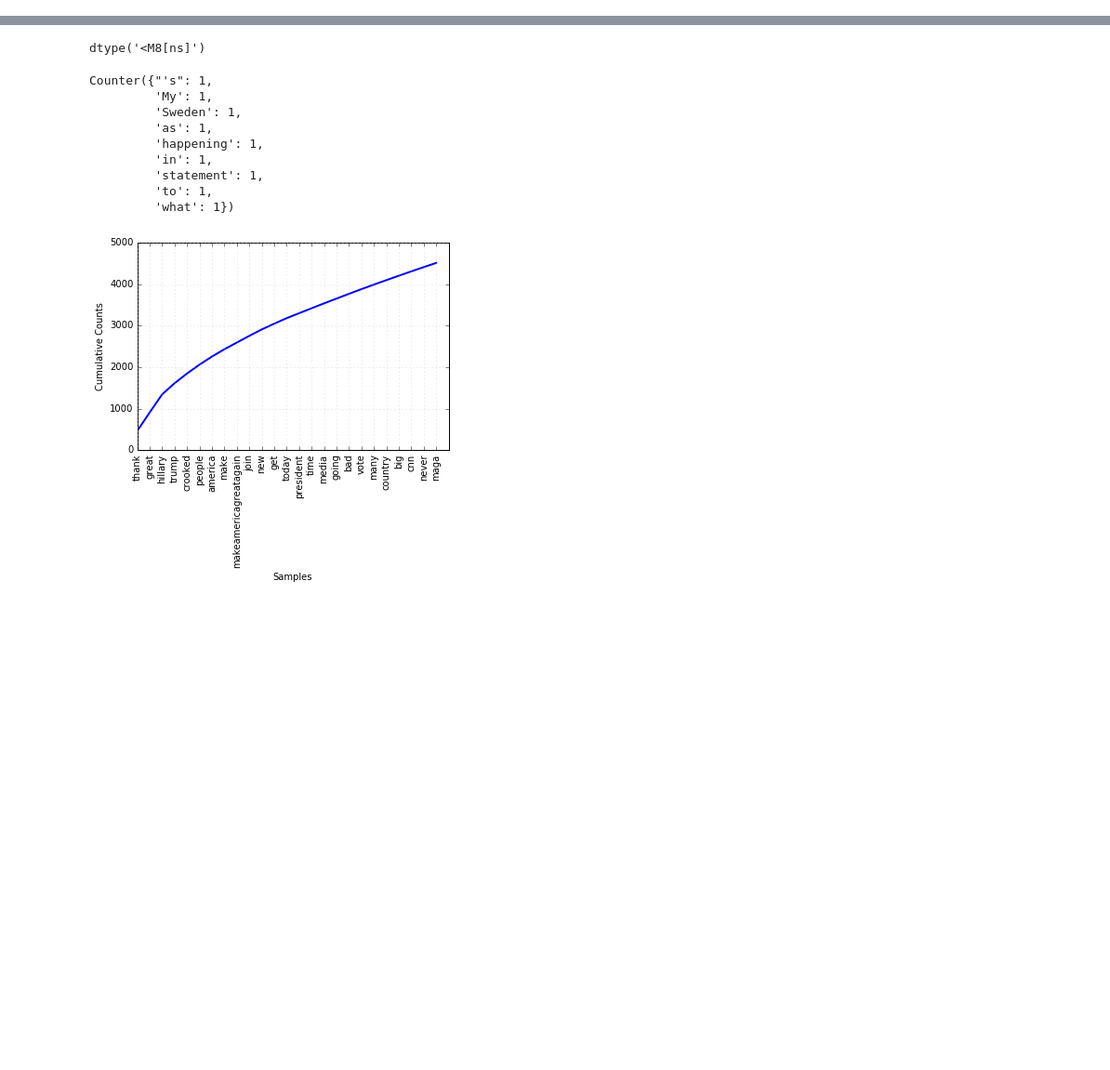
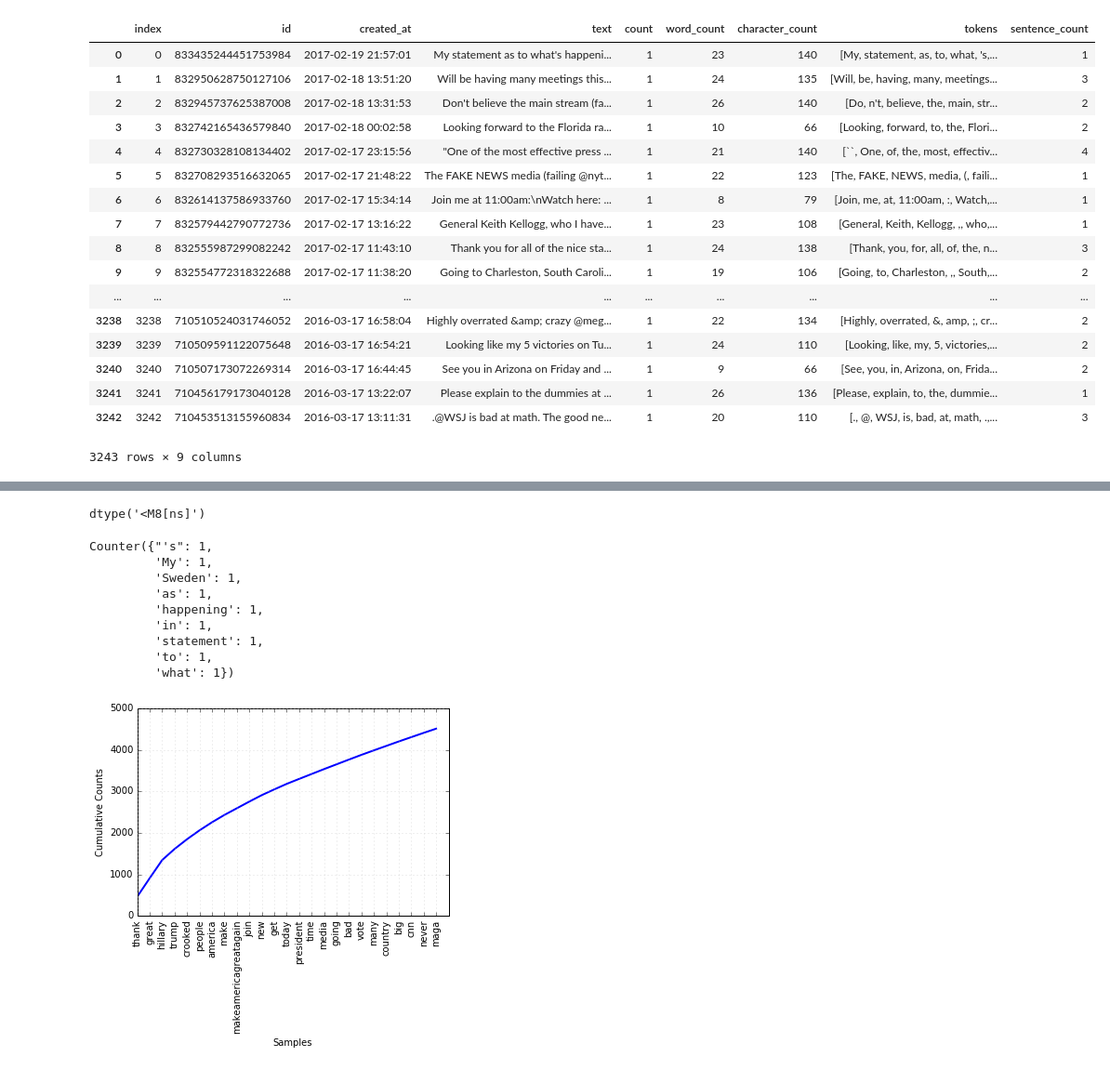
Before and after one commit to gmsardane/HackFeb2017, a Jupyter notebook: hackathon.ipynb, the cells around one changed output, grey strips where cells are left out. Shown: that part at 93% size. Drawn from its saved outputs; the diff is of its cells as text; code cells hidden in the pictures; blank space fills up the shorter version.

```diff
--- a/hackathon.ipynb
+++ b/hackathon.ipynb
@@ -29,5 +30,27 @@ data['tokens'] = data['text'].apply(tokenize)
 sentence_count = lambda x: len(nltk.sent_tokenize(x.decode('utf-8')))
 # %%
 data['sentence_count'] = data['text'].apply(sentence_count)
+data = data.reset_index()
+data['created_at'] = pd.to_datetime(data.created_at)
+data
+# %% [output]
+|  | index | id | created_at | text | count | word_count | character_count | tokens | sentence_count |
+| 0 | 0 | 833435244451753984 | 2017-02-19 21:57:01 | My statement as to what's happeni... | 1 | 23 | 140 | [My, statement, as, to, what, 's,... | 1 |
+| 1 | 1 | 832950628750127106 | 2017-02-18 13:51:20 | Will be having many meetings this... | 1 | 24 | 135 | [Will, be, having, many, meetings... | 3 |
+| 2 | 2 | 832945737625387008 | 2017-02-18 13:31:53 | Don't believe the main stream (fa... | 1 | 26 | 140 | [Do, n't, believe, the, main, str... | 2 |
+| 3 | 3 | 832742165436579840 | 2017-02-18 00:02:58 | Looking forward to the Florida ra... | 1 | 10 | 66 | [Looking, forward, to, the, Flori... | 2 |
+| 4 | 4 | 832730328108134402 | 2017-02-17 23:15:56 | "One of the most effective press ... | 1 | 21 | 140 | [``, One, of, the, most, effectiv... | 4 |
+| 5 | 5 | 832708293516632065 | 2017-02-17 21:48:22 | The FAKE NEWS media (failing @nyt... | 1 | 22 | 123 | [The, FAKE, NEWS, media, (, faili... | 1 |
+| 6 | 6 | 832614137586933760 | 2017-02-17 15:34:14 | Join me at 11:00am:\nWatch here: ... | 1 | 8 | 79 | [Join, me, at, 11:00am, :, Watch,... | 1 |
+| 7 | 7 | 832579442790772736 | 2017-02-17 13:16:22 | General Keith Kellogg, who I have... | 1 | 23 | 108 | [General, Keith, Kellogg, ,, who,... | 1 |
+| 8 | 8 | 832555987299082242 | 2017-02-17 11:43:10 | Thank you for all of the nice sta... | 1 | 24 | 138 | [Thank, you, for, all, of, the, n... | 3 |
+| 9 | 9 | 832554772318322688 | 2017-02-17 11:38:20 | Going to Charleston, South Caroli... | 1 | 19 | 106 | [Going, to, Charleston, ,, South,... | 2 |
+| ... | ... | ... | ... | ... | ... | ... | ... | ... | ... |
+| 3238 | 3238 | 710510524031746052 | 2016-03-17 16:58:04 | Highly overrated &amp; crazy @meg... | 1 | 22 | 134 | [Highly, overrated, &, amp, ;, cr... | 2 |
+| 3239 | 3239 | 710509591122075648 | 2016-03-17 16:54:21 | Looking like my 5 victories on Tu... | 1 | 24 | 110 | [Looking, like, my, 5, victories,... | 2 |
+| 3240 | 3240 | 710507173072269314 | 2016-03-17 16:44:45 | See you in Arizona on Friday and ... | 1 | 9 | 66 | [See, you, in, Arizona, on, Frida... | 2 |
+| 3241 | 3241 | 710456179173040128 | 2016-03-17 13:22:07 | Please explain to the dummies at ... | 1 | 26 | 136 | [Please, explain, to, the, dummie... | 1 |
+| 3242 | 3242 | 710453513155960834 | 2016-03-17 13:11:31 | .@WSJ is bad at math. The good ne... | 1 | 20 | 110 | [., @, WSJ, is, bad, at, math, .,... | 3 |
+3243 rows × 9 columns
 # %%
 data.set_index(['created_at'], drop=True, inplace=True)
```
Also changed, not shown: parts of 8 cells of this notebook.
